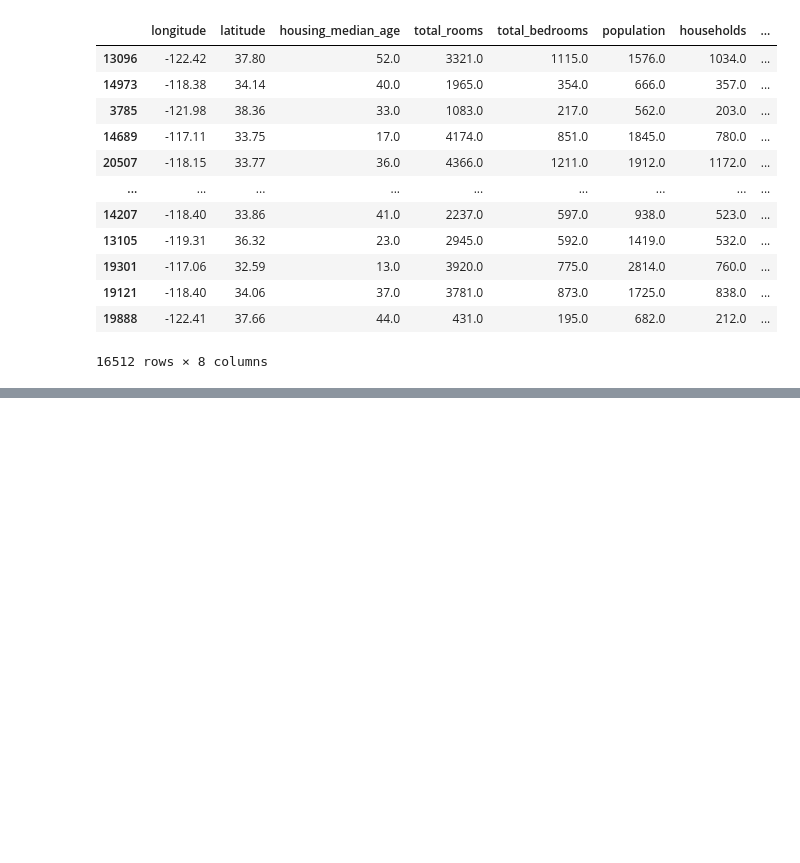
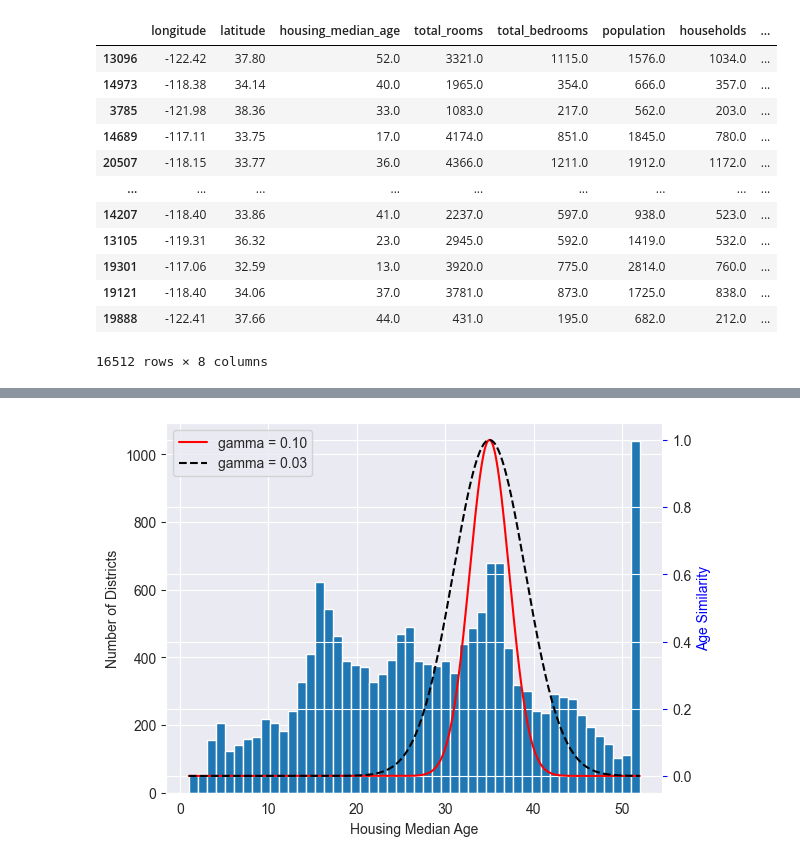
Before and after one commit to BUFONJOKER/ml_projects_hands_on_ml_book_chapter2, a Jupyter notebook: main.ipynb, the cells around one changed output, grey strips where cells are left out. Drawn from its saved outputs; the diff is of its cells as text; code cells hidden in the pictures; blank space fills up the shorter version.

```diff
--- a/main.ipynb
+++ b/main.ipynb
@@ -573,0 +880,23 @@ housing_train_tr
+# %%
+ages = np.linspace(housing_train["housing_median_age"].min(),
+                   housing_train["housing_median_age"].max(),
+                   500).reshape(-1,1)
+gamma1 = 0.1
+gamma2 = 0.03
+rbf1 = rbf_kernel(ages, [[35]], gamma=gamma1)
+rbf2 = rbf_kernel(ages, [[35]], gamma=gamma2)
+
+fig, ax1 = plt.subplots()
+ax1.set_xlabel("Housing Median Age")
+ax1.set_ylabel("Number of Districts")
+ax1.hist(housing_train["housing_median_age"], bins=50)
+
+ax2 = ax1.twinx()
+ax2.plot(ages, rbf1, color="red", label="gamma = 0.10")
+ax2.plot(ages, rbf2, color="black", label="gamma = 0.03", linestyle="--")
+ax2.tick_params(axis='y', color="blue")
+ax2.set_ylabel('Age Similarity', color="blue")
+plt.legend(loc="upper left")
+plt.show()
+# %% [output]
+[figure, added]
```
Also changed, not shown: parts of 46 cells of this notebook.
